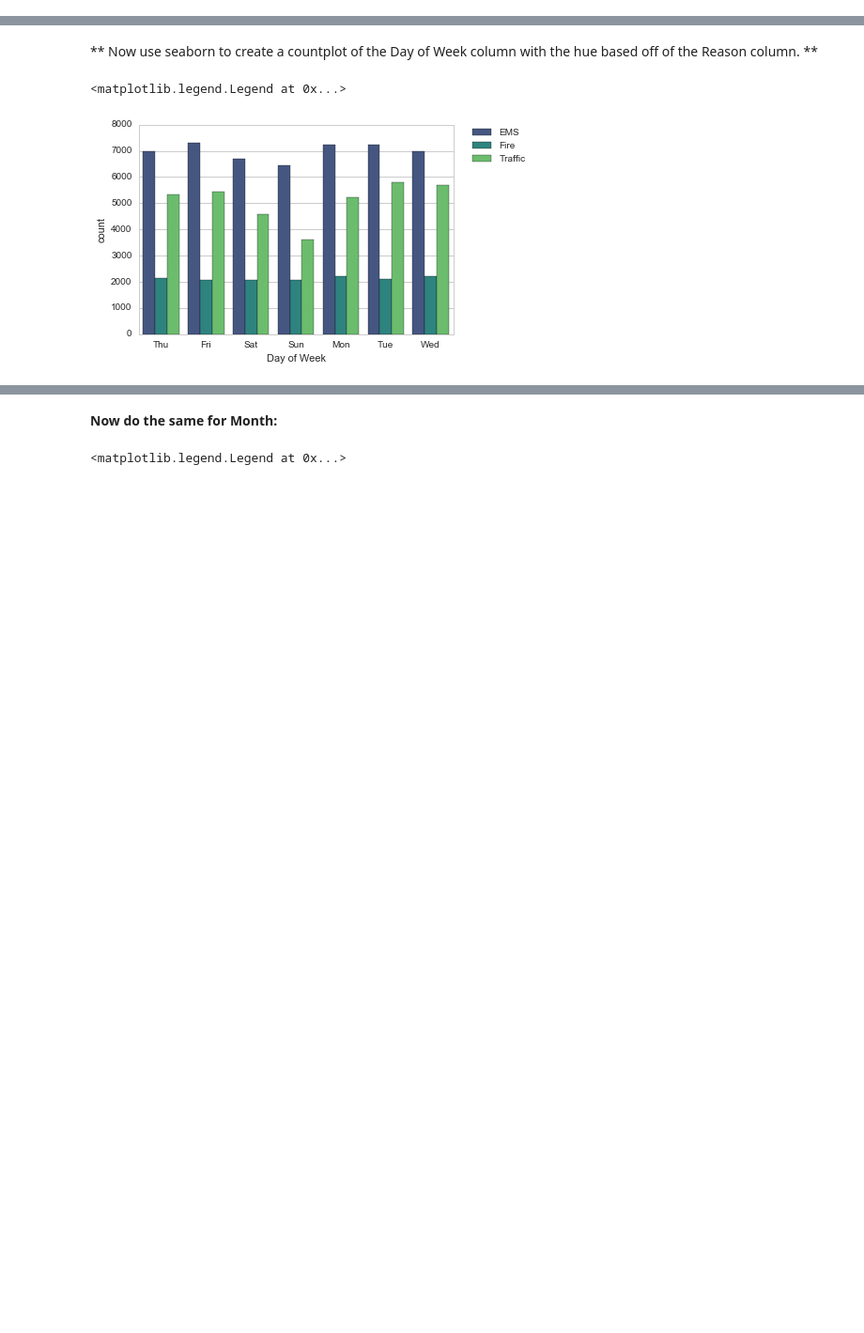
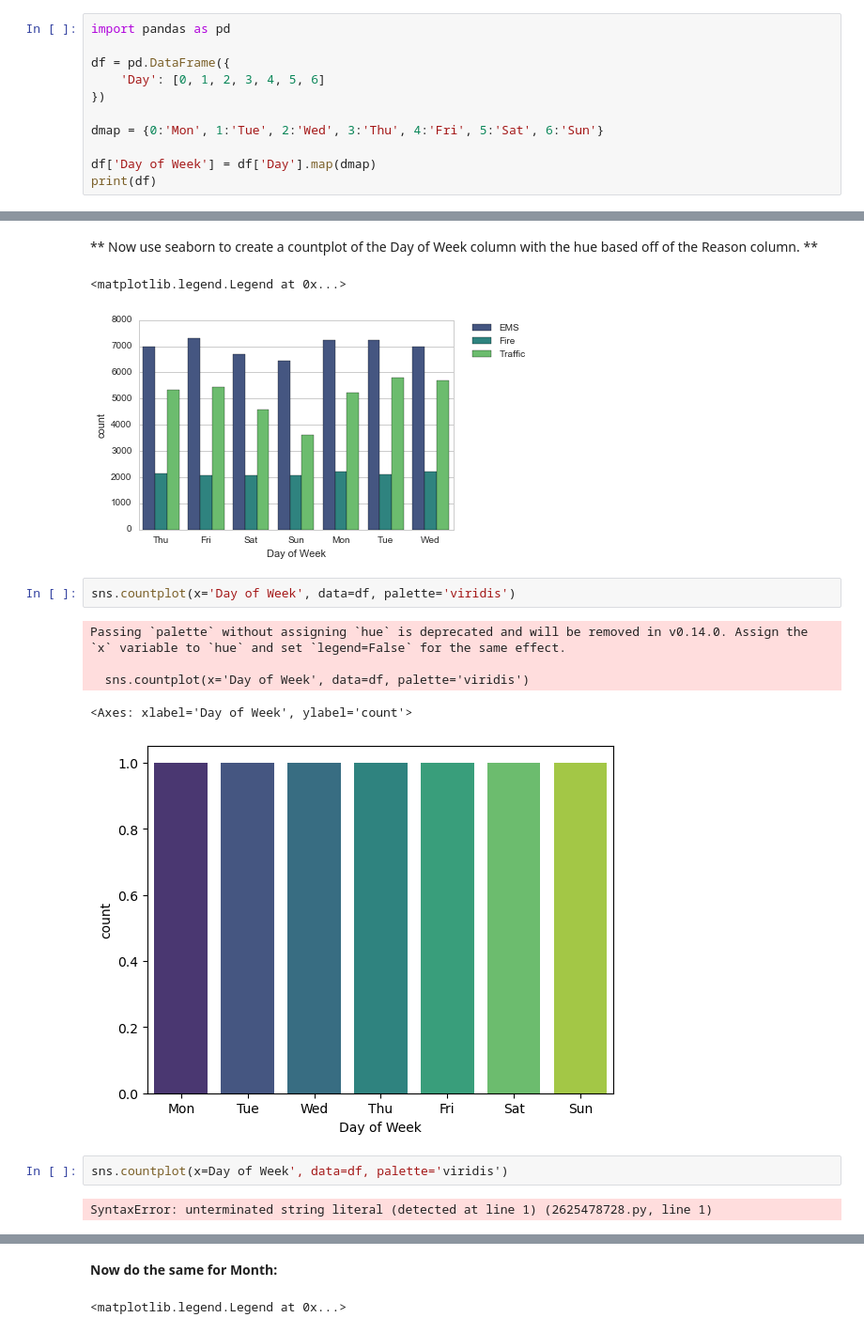
Before and after one commit to kartikraner57/python-machine-learning-and-data-science, a Jupyter notebook: Py_DS_ML_Bootcamp-master (1)/Refactored_Py_DS_ML_Bootcamp-master/10-Data-Capstone-Projects/01-911 Calls Data Capstone Project.ipynb, the cells around one changed output, grey strips where cells are left out. Shown: that part at 94% size. Saved outputs shown, nothing was run; the diff lists cells and outputs as text; blank space fills up the shorter version.

```diff
--- a/Py_DS_ML_Bootcamp-master (1)/Refactored_Py_DS_ML_Bootcamp-master/10-Data-Capstone-Projects/01-911 Calls Data Capstone Project.ipynb
+++ b/Py_DS_ML_Bootcamp-master (1)/Refactored_Py_DS_ML_Bootcamp-master/10-Data-Capstone-Projects/01-911 Calls Data Capstone Project.ipynb
@@ -244,0 +265,11 @@ df['timeStamp'].iloc[0]
+# %%
+import pandas as pd
+
+df = pd.DataFrame({
+    'Day': [0, 1, 2, 3, 4, 5, 6]
+})
+
+dmap = {0:'Mon', 1:'Tue', 2:'Wed', 3:'Thu', 4:'Fri', 5:'Sat', 6:'Sun'}
+
+df['Day of Week'] = df['Day'].map(dmap)
+print(df)
@@ -248,3 +288,15 @@ df['timeStamp'].iloc[0]
 # %% [output]
 <matplotlib.legend.Legend at 0x...>
 [figure]
+# %%
+sns.countplot(x='Day of Week', data=df, palette='viridis')
+# %% [output]
+Passing `palette` without assigning `hue` is deprecated and will be removed in v0.14.0. Assign the `x` variable to `hue` and set `legend=False` for the same effect.
+
+  sns.countplot(x='Day of Week', data=df, palette='viridis')
+<Axes: xlabel='Day of Week', ylabel='count'>
+[figure, added]
+# %%
+sns.countplot(x=Day of Week', data=df, palette='viridis')
+# %% [output]
+SyntaxError: unterminated string literal (detected at line 1) (2625478728.py, line 1)
```
Also changed, not shown: parts of 25 cells of this notebook.
